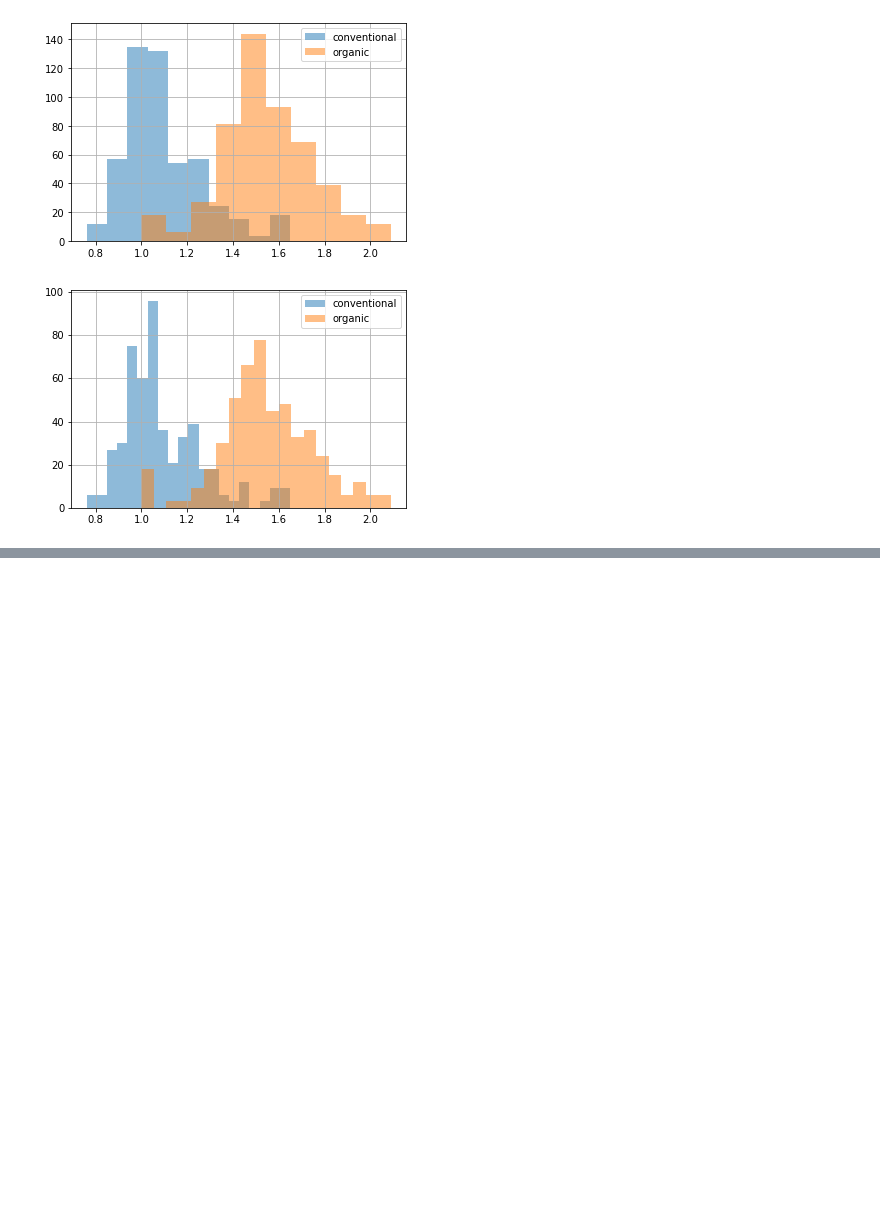
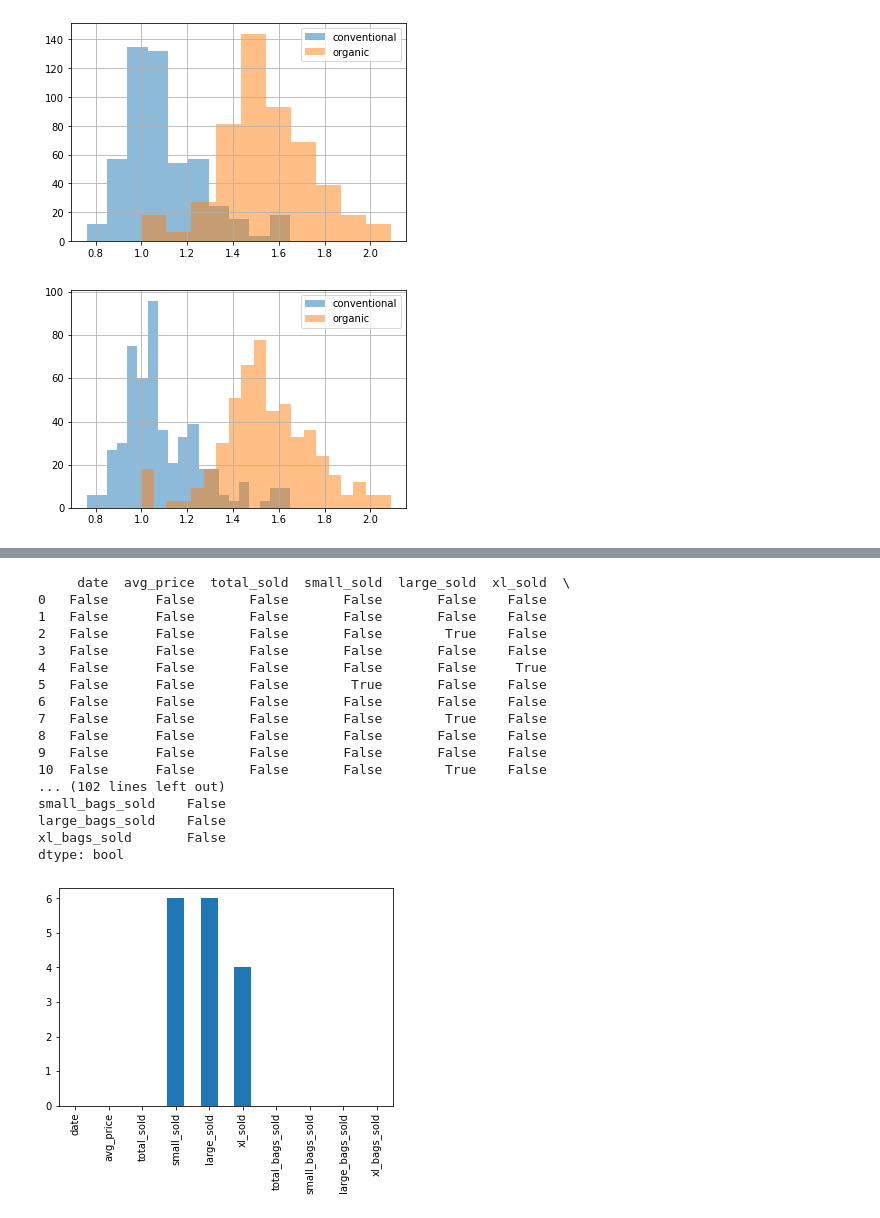
Before and after one commit to alanwake47/pythonlearn, a Jupyter notebook: DataCamp/3- Data Manipulation with Pandas/4- Creating and Visualizing DataFrames/visualizing_data.ipynb, the cells around one changed output, grey strips where cells are left out. Drawn from its saved outputs; the diff is of its cells as text; code cells hidden in the pictures; blank space fills up the shorter version.

```diff
--- a/DataCamp/3- Data Manipulation with Pandas/4- Creating and Visualizing DataFrames/visualizing_data.ipynb
+++ b/DataCamp/3- Data Manipulation with Pandas/4- Creating and Visualizing DataFrames/visualizing_data.ipynb
@@ -127,0 +139,28 @@ plt.show()
+# %%
+avocados_2016 = pd.read_csv('avocados_2016.csv')
+
+print(avocados_2016.isna())
+
+print(avocados_2016.isna().any())
+
+avocados_2016.isna().sum().plot(kind='bar')
+plt.show()
+# %% [output]
+     date  avg_price  total_sold  small_sold  large_sold  xl_sold  \
+0   False      False       False       False       False    False
+1   False      False       False       False       False    False
+2   False      False       False       False        True    False
+3   False      False       False       False       False    False
+4   False      False       False       False       False     True
+5   False      False       False        True       False    False
+6   False      False       False       False       False    False
+7   False      False       False       False        True    False
+8   False      False       False       False       False    False
+9   False      False       False       False       False    False
+10  False      False       False       False        True    False
+... (102 lines left out)
+small_bags_sold    False
+large_bags_sold    False
+xl_bags_sold       False
+dtype: bool
+[figure, added]
```
Also changed, not shown: parts of 14 cells of this notebook, 3 other files.
